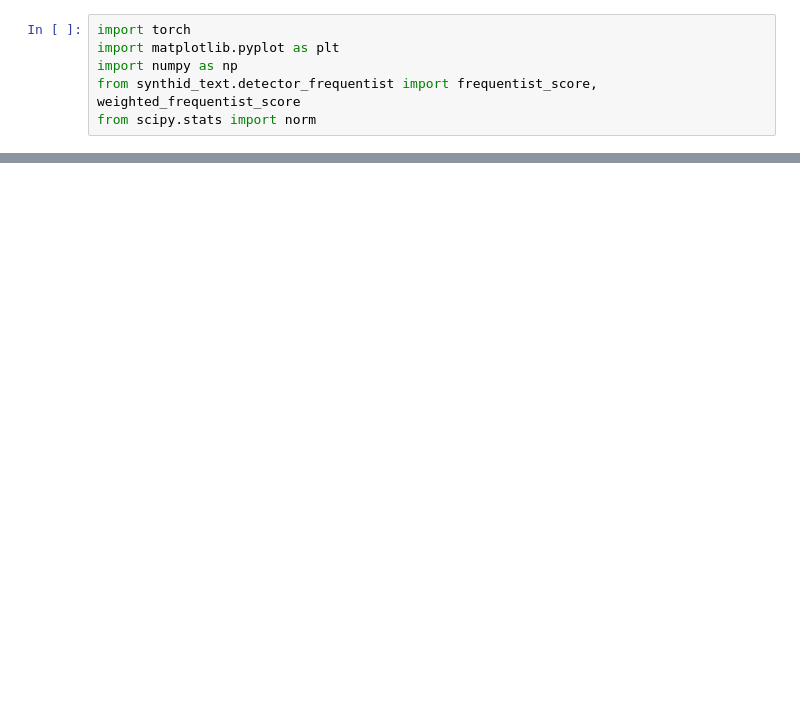
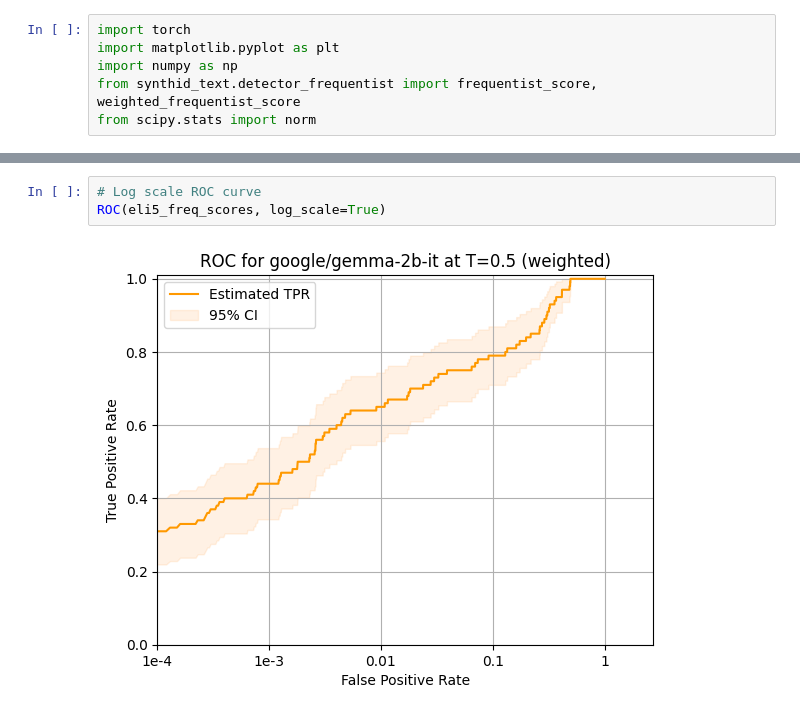
Before and after one commit to JackBlake-zkq/synthid-text, a Jupyter notebook: notebooks/frequentist_experiment_results.ipynb, the cells around one changed output, grey strips where cells are left out. Drawn from its saved outputs; the diff is of its cells as text; blank space fills up the shorter version.

```diff
--- a/notebooks/frequentist_experiment_results.ipynb
+++ b/notebooks/frequentist_experiment_results.ipynb
@@ -75,3 +86,8 @@ ROC(eli5_freq_scores)
+# %%
+# Log scale ROC curve
+ROC(eli5_freq_scores, log_scale=True)
+# %% [output]
+[figure, added]
 # %%
 # ROC Curve for first ROC_TOKEN_LIMIT tokens
 # To avoid having models that output more text getting better detectability
```
Also changed, not shown: parts of 9 cells of this notebook, 9 other files.
